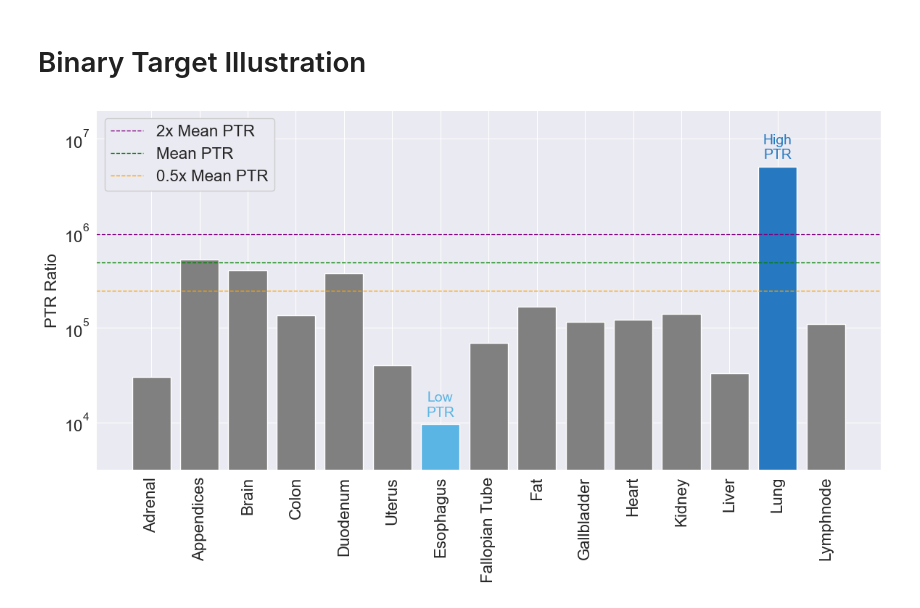
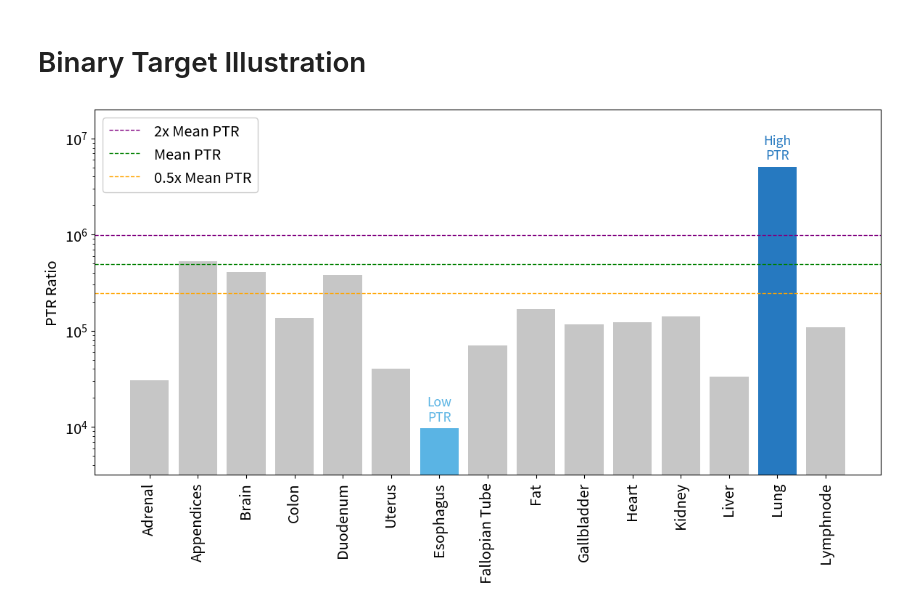
Before and after one commit to f-krause/master-thesis, a Jupyter notebook: experiments/visualisation/binary_target_illustration.ipynb, the cells around one changed output. Cells and saved outputs as stored; diff of their text form; code cells hidden in the pictures.

Commit message:
add custom font to plots and adapt acc

```diff
--- a/experiments/visualisation/binary_target_illustration.ipynb
+++ b/experiments/visualisation/binary_target_illustration.ipynb
@@ -6,13 +9,17 @@ import platform
 
 import utils
+# %%
+font_path = r'C:\Users\Felix\AppData\Local\Microsoft\Windows\Fonts\SourceSansPro-Regular.ttf'
+fm.fontManager.addfont(font_path)
+source_sans_pro = fm.FontProperties(fname=font_path)
+
+plt.rcParams['font.family'] = source_sans_pro.get_name()
+# %%
+plt.style.use('default')
 # %%
-# Store the plot as pdf
-# STORE = False
-STORE = True
+STORE = False
+# STORE = True
 # %%
-import matplotlib.pyplot as plt
-import numpy as np
-
 # Tissue names and PTR values
 tissue_names = [
     'Adrenal', 'Appendices', 'Brain', 'Colon', 'Duodenum',
@@ -36,37 +43,37 @@ lowest_index = np.argmin(log10_ptr_values)
 
 # Color coding for bars
 colors = [
-    "#5AB4E4" if i == lowest_index else "#2679C0" if v > np.log10(high_threshold) else 'gray'
+    "#5AB4E4" if i == lowest_index else "#2679C0" if v > np.log10(high_threshold) else "#c6c6c6"  # light blue, dark blue, grey
     for i, v in enumerate(log10_ptr_values)
 ]
 
 # Plotting
 plt.figure(figsize=(12, 7))
 plt.rcParams.update({'font.size': 16})
-plt.bar(tissue_names, ptr_values, color=colors, log=True)
+plt.bar(tissue_names, ptr_values, color=colors, edgecolor='none', log=True)
 plt.axhline(high_threshold, color='purple', linestyle='--', linewidth=1, label='2x Mean PTR')
 plt.axhline(mean_ptr, color='green', linestyle='--', linewidth=1, label='Mean PTR')
 plt.axhline(low_threshold, color='orange', linestyle='--', linewidth=1, label='0.5x Mean PTR')
 
 # Adding annotations for low/high PTR
 for i, v in enumerate(ptr_values):
     if i == lowest_index:
         plt.text(i, v * 1.2, 'Low\nPTR', color="#5AB4E4", ha='center', fontsize=14)
     elif v > high_threshold:
         plt.text(i, v * 1.2, 'High\nPTR', color="#2679C0", ha='center', fontsize=14)
 
 # Customizing the plot
 plt.yscale('log')  # Set y-axis to logarithmic scale
 plt.ylabel('PTR Ratio')
 plt.ylim(10 ** 3.5, 10 ** 7.3)  # Set limits based on range
 # move x-axis labels just a bit to the left
 plt.xticks(rotation=90, ha='center')
 plt.legend(loc='upper left', framealpha=1)
 plt.tight_layout()
 
 if STORE:
     plt.savefig(os.getenv("OUTPUT_DIR") + "/binary_target_illustration_log.pdf", format="pdf", bbox_inches="tight")
 
 plt.show()
 # %% [output]
-[figure, old version]
+[figure, new version]
```
Also changed, not shown: parts of 1 cell of this notebook, 4 other files.
